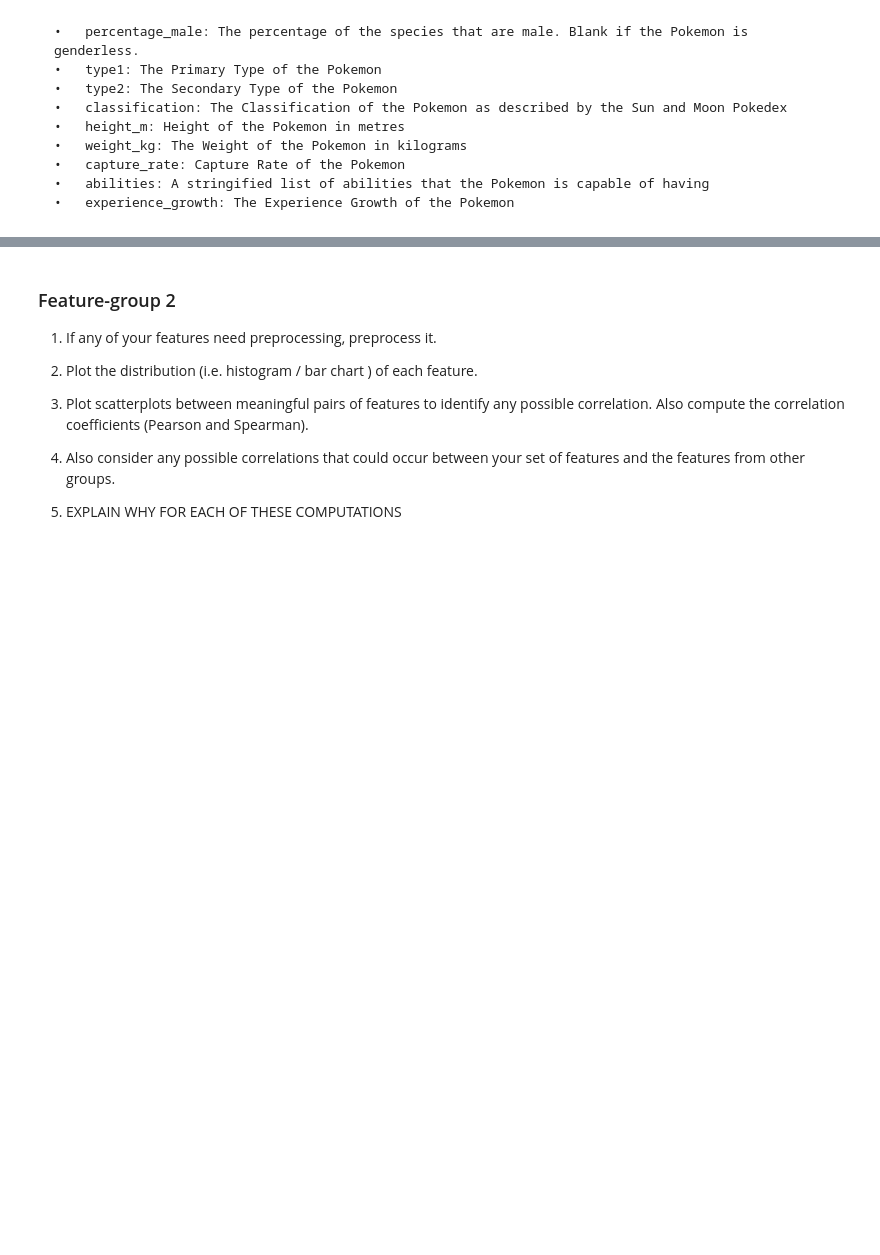
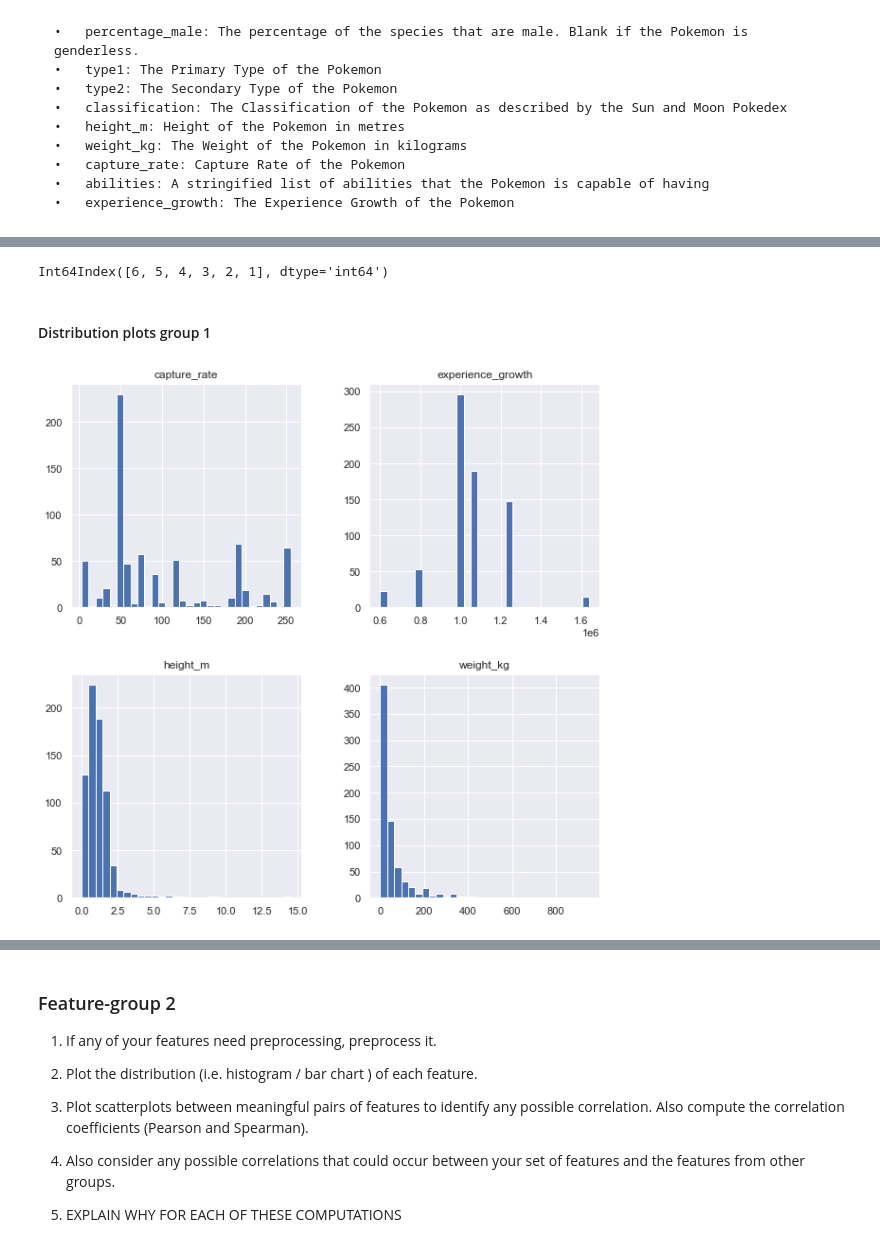
Before and after one commit to com-480-data-visualization/com-480-project-analaktycs, a Jupyter notebook: Milestone1.ipynb, the cells around one changed output, grey strips where cells are left out. Drawn from its saved outputs; the diff is of its cells as text; code cells hidden in the pictures; blank space fills up the shorter version.

Commit message:
group1 part1

```diff
--- a/Milestone1.ipynb
+++ b/Milestone1.ipynb
@@ -40,3 +44,6 @@ df = pd.read_csv('drive/My Drive/pokemon/first6gens.csv')
+# %%
+df = pd.read_csv('data/first6gens.csv')
+df_abilities = pd.read_csv('data/dataset_abilities.csv')
 # %%
 df.shape
 # %% [output]
@@ -66,0 +90,10 @@ There are 721 pokemon with 44 features in our dataset, which includes the first
+# %%
+
+selected_= ['pokedex_number','name','type1', 'type2','classfication',\
+            'height_m', 'weight_kg','capture_rate',
+            'experience_growth','generation']
+df = df[selected_]
+df_abilities=df_abilities[['pokedex_number','name','abilities','generation']]
+df_abilities=df_abilities[df_abilities.generation < 7] #keeping 6 first generation
+# %%
+df_groupe1=pd.merge(df,df_abilities,how='left',on=['pokedex_number','name','generation'])
@@ -66,0 +145,3 @@ There are 721 pokemon with 44 features in our dataset, which includes the first
+# %%
+df_groupe1['height_m'] = df_groupe1['height_m'].fillna(0)
+df_groupe1['weight_kg'] = df_groupe1['weight_kg'].fillna(0)
@@ -66,0 +166,11 @@ There are 721 pokemon with 44 features in our dataset, which includes the first
+# %%
+df_groupe1.generation.value_counts().sort_index(ascending=False).index
+# %% [output]
+Int64Index([6, 5, 4, 3, 2, 1], dtype='int64')
+# %% [markdown]
+#### Distribution plots group 1
+# %%
+fig = df_groupe1[['height_m','weight_kg','capture_rate','experience_growth']]\
+.hist(figsize=(10,10), bins= 30)
+# %% [output]
+[figure, added]
```
Also changed, not shown: parts of 22 cells of this notebook.
